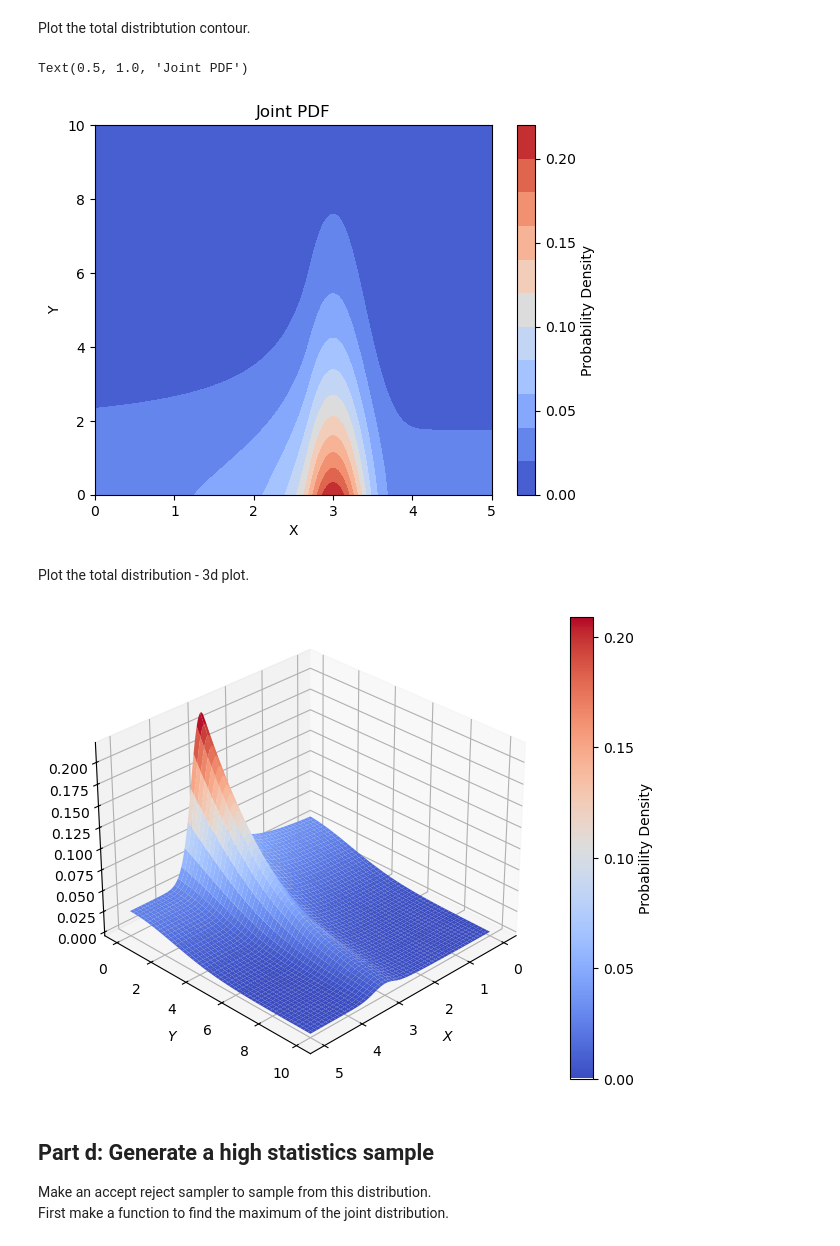
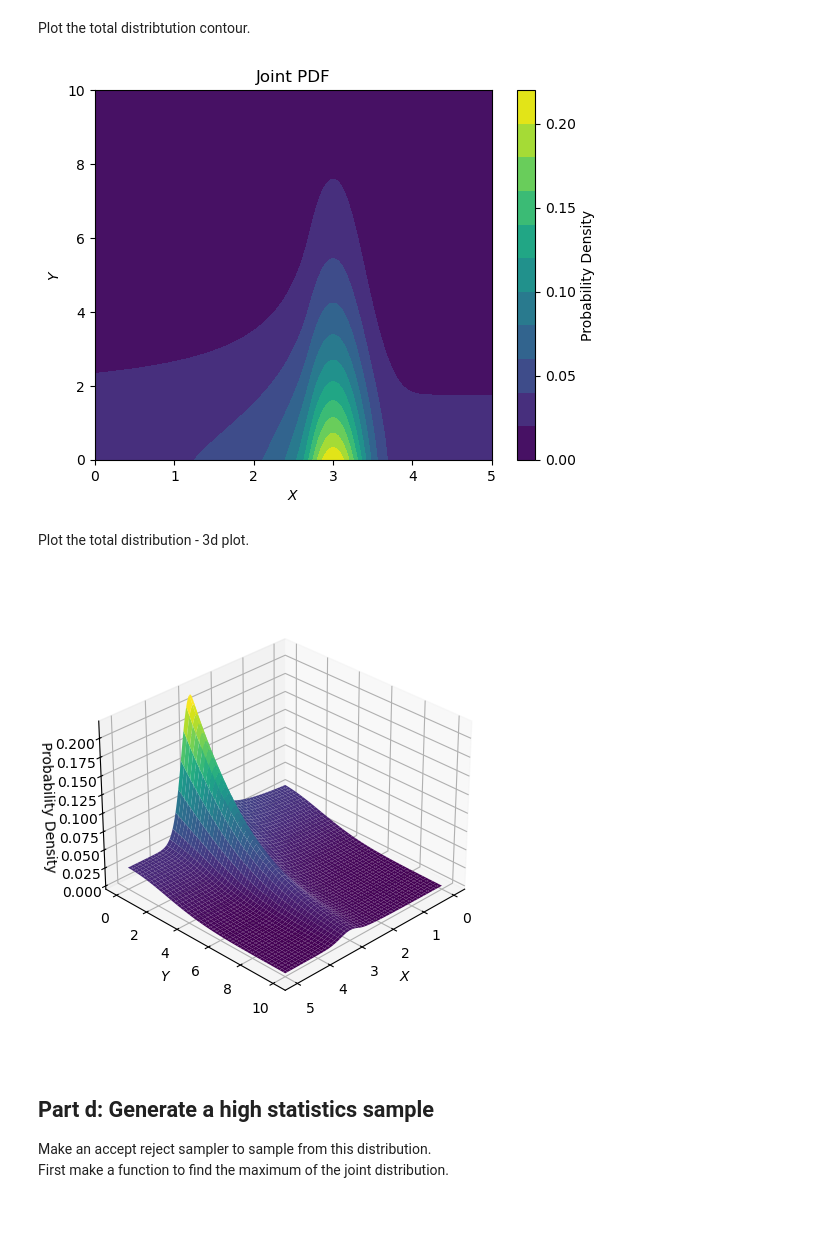
Before and after one commit to elizabethsztan/DIS_S1, a Jupyter notebook: s1_coursework.ipynb, the cells around one changed output. Cells and saved outputs as stored; diff of their text form; code cells hidden in the pictures; blank space fills up the shorter version.

Commit message:
Extra plots for report and saving extra data

```diff
--- a/s1_coursework.ipynb
+++ b/s1_coursework.ipynb
@@ -218,32 +219,33 @@ Plot the total distribtution contour.
 
 X, Y = np.meshgrid(x,y)
 
-contour = plt.contourf(X, Y, total(X, Y, mu_true, sigma_true, beta_true, m_true, f_true, lmbda_true, mu_b_true, sigma_b_true), levels = 10, cmap = 'coolwarm')
+contour = plt.contourf(X, Y, total(X, Y, mu_true, sigma_true, beta_true, m_true, f_true, lmbda_true, mu_b_true, sigma_b_true), levels = 10, cmap = 'viridis')
 cbar = plt.colorbar(contour)
 cbar.set_label("Probability Density")
 cbar.set_ticks([0, 0.05, 0.1, 0.15, 0.2])
-plt.xlabel('X')
-plt.ylabel('Y')
+plt.xlabel(r'$X$')
+plt.ylabel(r'$Y$')
 plt.title('Joint PDF')
+plt.savefig('plots/2d_joint_pdf.png')
 # %% [output]
-Text(0.5, 1.0, 'Joint PDF')
-[figure, old version]
+[figure, new version]
 # %% [markdown]
 Plot the total distribution - 3d plot.
 # %%
 #Plot the 3d joint pdf
-fig = plt.figure(figsize=(9,6))
+fig = plt.figure(figsize=(12,6))
 ax = fig.add_subplot(projection='3d')
 ax.set_xlabel('$X$')
 ax.set_ylabel('$Y$')
-joint3d = ax.plot_surface(X, Y, total(X, Y, mu_true, sigma_true, beta_true, m_true, f_true, lmbda_true, mu_b_true, sigma_b_true), cmap='coolwarm' )
+ax.set_zlabel('Probability Density', labelpad = 5)
+joint3d = ax.plot_surface(X, Y, total(X, Y, mu_true, sigma_true, beta_true, m_true, f_true, lmbda_true, mu_b_true, sigma_b_true), cmap='viridis' )
 ax.view_init(elev=30, azim=45)
-cbar = plt.colorbar(joint3d)
-cbar.set_label("Probability Density")
-cbar.set_ticks([0, 0.05, 0.1, 0.15, 0.2])
-plt.savefig('plots/2d_joint_plot.png')
+
+ax.set_box_aspect(None, zoom=0.87)
+
+plt.savefig('plots/3d_joint_plot.png')
 # %% [output]
-[figure, old version]
+[figure, new version]
 # %% [markdown]
 ## Part d: Generate a high statistics sample
 Make an accept reject sampler to sample from this distribution.\
```
Also changed, not shown: parts of 29 cells of this notebook, 39 other files.
